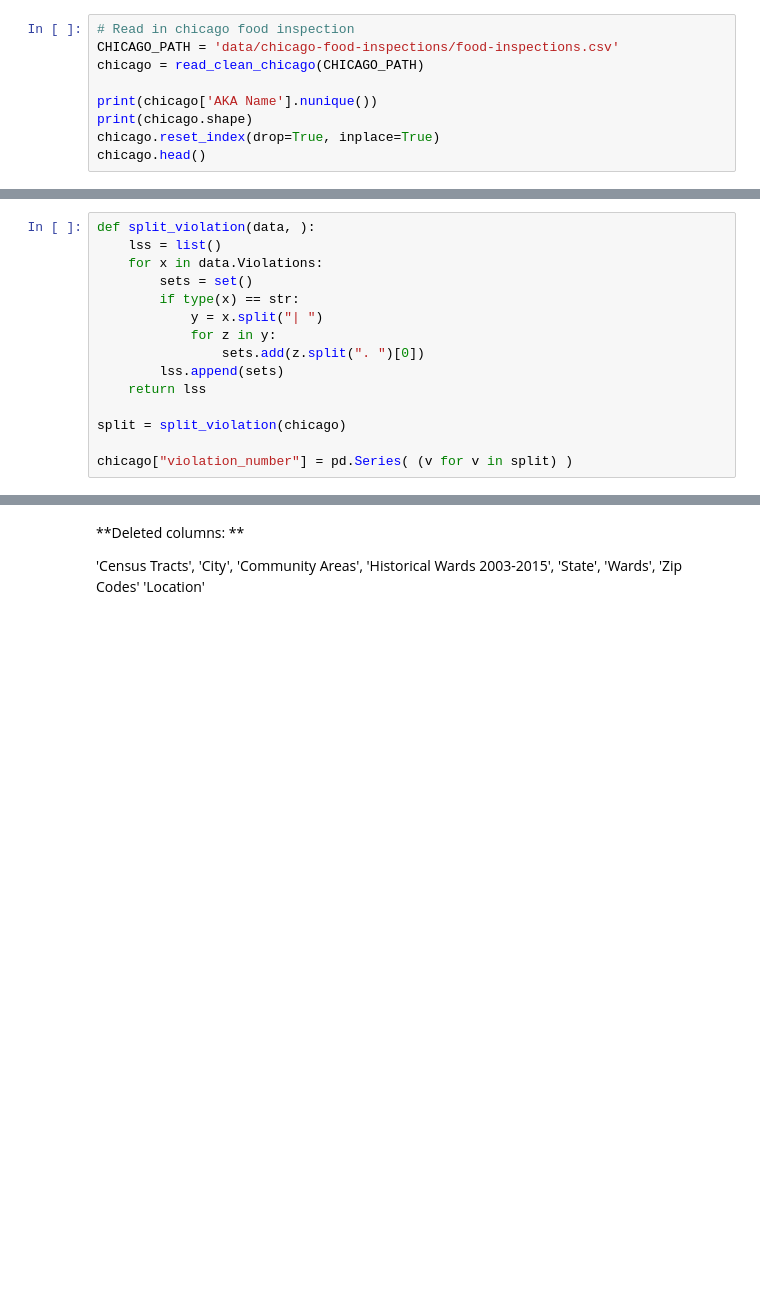
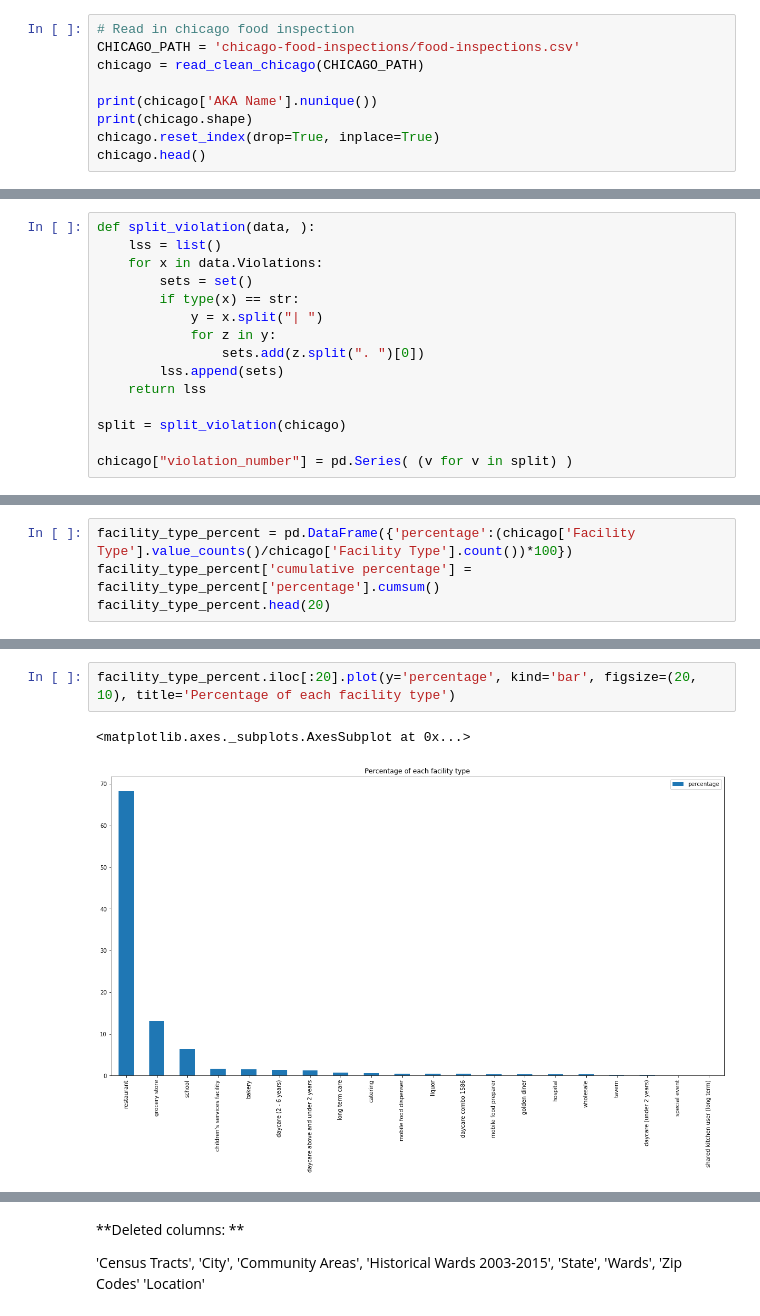
Before and after one commit to kangpl/ADA_2019_Project_MagicADA, a Jupyter notebook: project_zhenyu.ipynb, the cells around one changed output, grey strips where cells are left out. Saved outputs shown, nothing was run; the diff lists cells and outputs as text; blank space fills up the shorter version.

```diff
--- a/project_zhenyu.ipynb
+++ b/project_zhenyu.ipynb
@@ -74,7 +77,7 @@ def read_clean_chicago(path):
     return dataset.copy()
 # %%
 # Read in chicago food inspection
-CHICAGO_PATH = 'data/chicago-food-inspections/food-inspections.csv'
+CHICAGO_PATH = 'chicago-food-inspections/food-inspections.csv'
 chicago = read_clean_chicago(CHICAGO_PATH)
 
 print(chicago['AKA Name'].nunique())
@@ -512,0 +143,4 @@ Name: Facility Type, dtype: int64
+# %%
+facility_type_percent = pd.DataFrame({'percentage':(chicago['Facility Type'].value_counts()/chicago['Facility Type'].count())*100})
+facility_type_percent['cumulative percentage'] = facility_type_percent['percentage'].cumsum()
+facility_type_percent.head(20)
@@ -512,0 +165,5 @@ Name: Facility Type, dtype: int64
+# %%
+facility_type_percent.iloc[:20].plot(y='percentage', kind='bar', figsize=(20, 10), title='Percentage of each facility type')
+# %% [output]
+<matplotlib.axes._subplots.AxesSubplot at 0x...>
+[figure, added]
```
Also changed, not shown: parts of 90 cells of this notebook.
